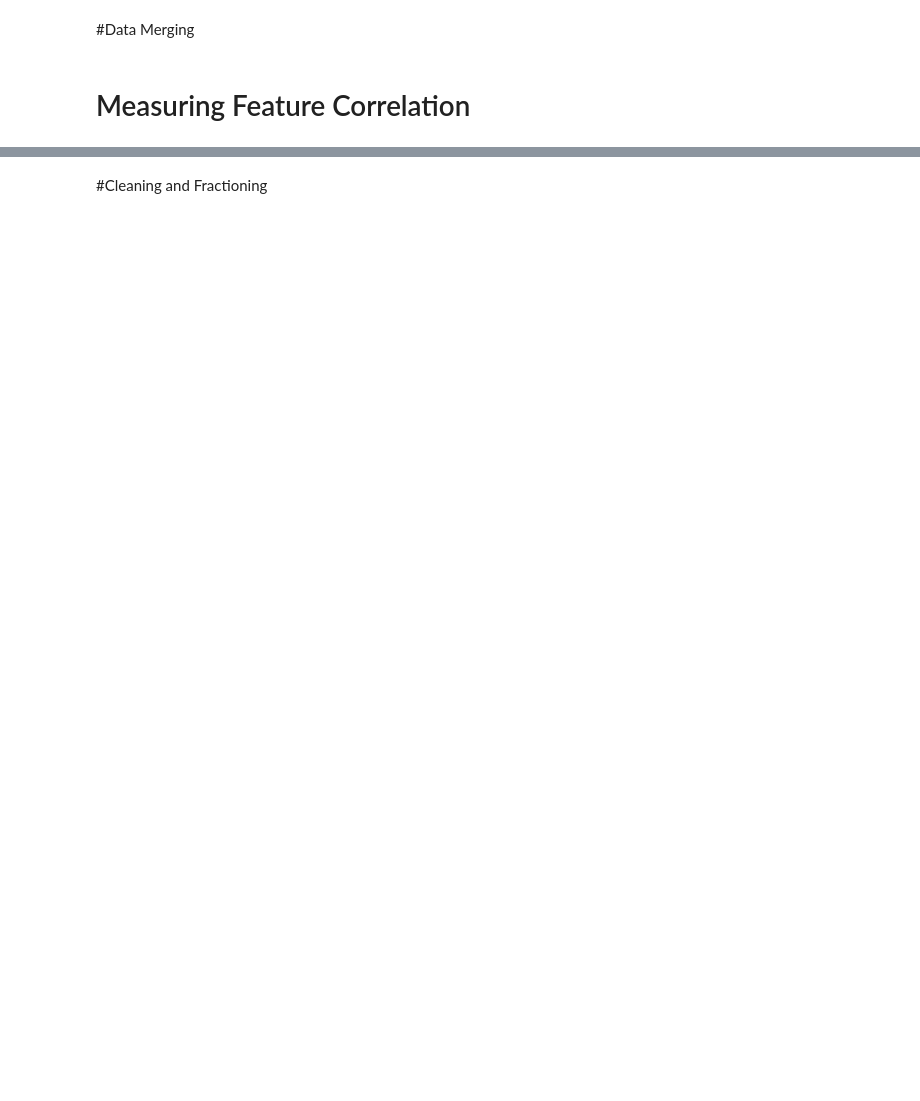
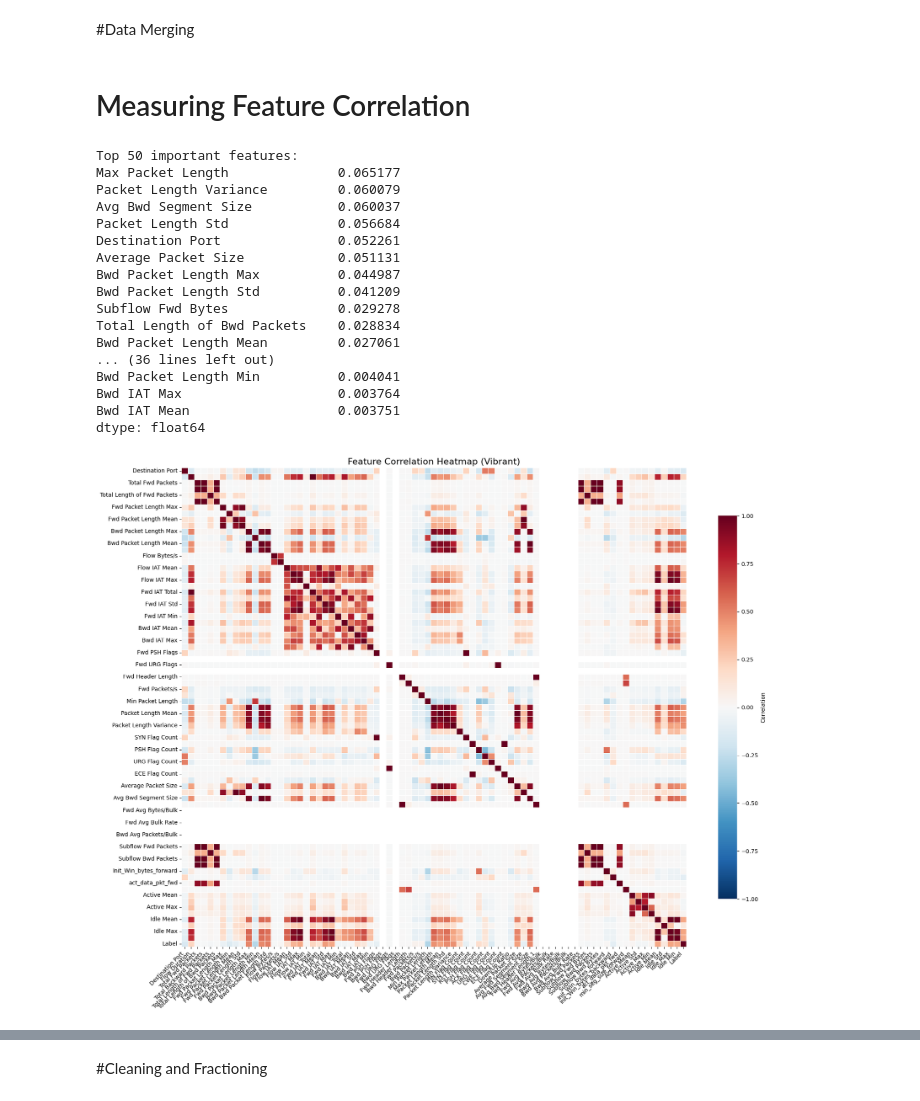
Before and after one commit to Gokdeniz-Derelioglu/Anomaly-Detection-and-Network-Optimization-in-SDNs, a Jupyter notebook: real_project/src/finishedModel.ipynb, the cells around one changed output, grey strips where cells are left out. Saved outputs shown, nothing was run; the diff lists cells and outputs as text; code cells hidden in the pictures; blank space fills up the shorter version.

```diff
--- a/real_project/src/finishedModel.ipynb
+++ b/real_project/src/finishedModel.ipynb
@@ -52,33 +52,72 @@ df["Label"] = df["Label"].apply(lambda x: 0 if str(x).lower() == "benign" else 1
 # Separate features and labels
 X = df.drop(columns=["Label"])
 y = df["Label"]
 
 # =====================
 # Step 5: Feature Importance
 # =====================
 rf = RandomForestClassifier(n_estimators=100, random_state=42, n_jobs=-1)
 rf.fit(X, y)
 
 importances = pd.Series(rf.feature_importances_, index=X.columns)
 top50_features = importances.nlargest(50)
 
 print("Top 50 important features:")
 print(top50_features)
 
 # =====================
 # Step 6: Correlation Heatmap (all features)
 # =====================
-plt.figure(figsize=(15, 12))
+# =====================
+# Step 6: Correlation Heatmap (all features) – vibrant
+# =====================
+plt.figure(figsize=(18, 14))
 corr = df.corr(numeric_only=True)
-sns.heatmap(corr, cmap="coolwarm", center=0)
-plt.title("Feature Correlation Heatmap")
+
+sns.heatmap(
+    corr,
+    cmap="RdBu_r",       # more vibrant red-blue diverging palette
+    center=0,
+    annot=False,         # change to True if you want correlation values inside
+    fmt=".2f",
+    linewidths=0.5,
+    linecolor='white',
+    vmin=-1,             # standardize color scale
+    vmax=1,
+    cbar_kws={"shrink": 0.8, "label": "Correlation"}  # colorbar label
+)
+
+plt.title("Feature Correlation Heatmap (Vibrant)", fontsize=16)
+plt.xticks(rotation=45, ha="right")
+plt.yticks(rotation=0)
+plt.tight_layout()
 plt.show()
+
 
 # =====================
 # Step 7: Correlation with Label
 # =====================
 plt.figure(figsize=(10, 8))
 label_corr = corr["Label"].drop("Label").sort_values(ascending=False)
 sns.heatmap(label_corr.to_frame(), annot=True, cmap="coolwarm", center=0)
 plt.title("Feature Correlation with Label")
 plt.show()
+# %% [output]
+Top 50 important features:
+Max Packet Length              0.065177
+Packet Length Variance         0.060079
+Avg Bwd Segment Size           0.060037
+Packet Length Std              0.056684
+Destination Port               0.052261
+Average Packet Size            0.051131
+Bwd Packet Length Max          0.044987
+Bwd Packet Length Std          0.041209
+Subflow Fwd Bytes              0.029278
+Total Length of Bwd Packets    0.028834
+Bwd Packet Length Mean         0.027061
+... (36 lines left out)
+Bwd Packet Length Min          0.004041
+Bwd IAT Max                    0.003764
+Bwd IAT Mean                   0.003751
+dtype: float64
+[figure, added]
```
Also changed, not shown: parts of 4 cells of this notebook, 4 other files.
